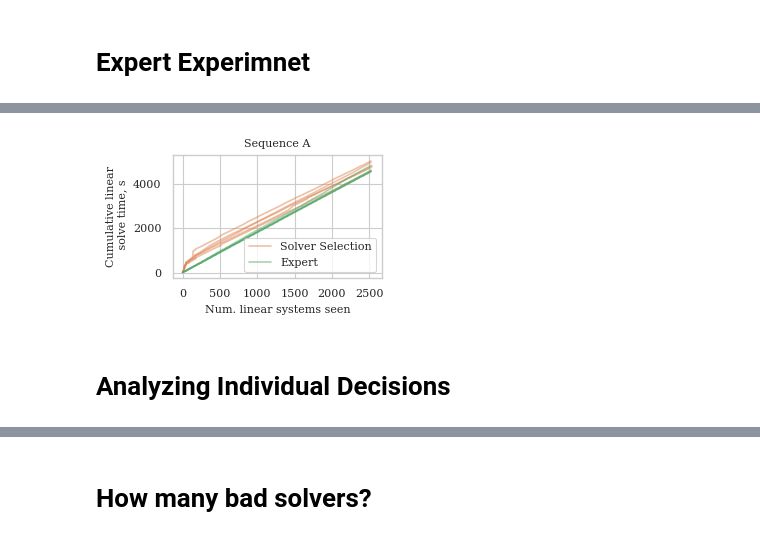
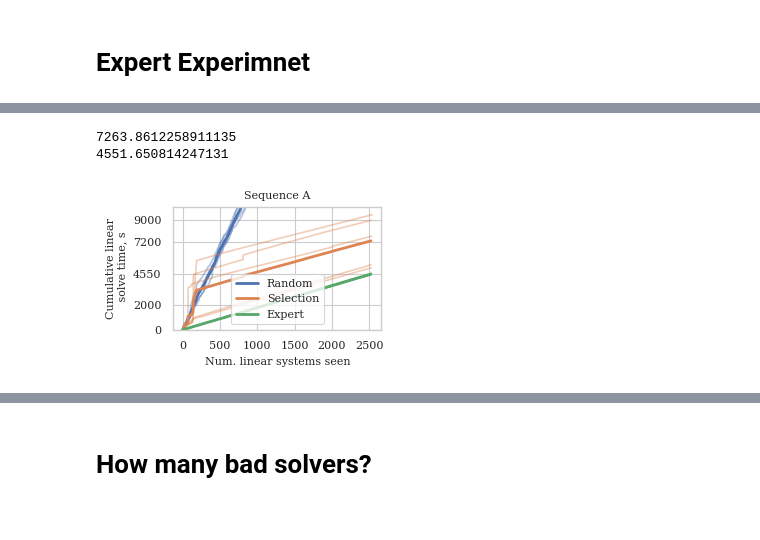
Before and after one commit to Yuriyzabegaev/FTHM-Solver, a Jupyter notebook: solver_selection_thm/spe_results_model_analysis_5.ipynb, the cells around one changed output, grey strips where cells are left out. Saved outputs shown, nothing was run; the diff lists cells and outputs as text; code cells hidden in the pictures.

```diff
--- a/solver_selection_thm/spe_results_model_analysis_5.ipynb
+++ b/solver_selection_thm/spe_results_model_analysis_5.ipynb
@@ -36,7 +36,8 @@ sns.set_theme(
     rc=tex_fonts,
 )
 
-ALL_RUNS = [100, 101, 102, 103, 104]
+# ALL_RUNS = [100, 101, 102, 103, 104]
+ALL_RUNS = [200, 201, 202, 203, 204]
 # %% [markdown]
 # Random Experiment
 # %%
@@ -399,6 +258,0 @@ plt.savefig('figures/spe_boxplot_batches.png', dpi=600)
-# %%
-num_data_points_in_sim = []
-for sim_id in range(15):
-    tmp = df_perf[(df_perf.seq_id == ALL_RUNS[0]) & (df_perf.sim_idx == sim_id)]
-    num_data_points_in_sim.append(tmp.shape[0])
-num_data_points_in_sim
@@ -716,42 +514,65 @@ pd.DataFrame(stats).T
 # %%
+from scipy.interpolate import interp1d
+
 plt.figure(figsize=(3,2))
 
-first_time = True
+resampled = []
 for seq_id in ALL_RUNS:
-    # y = np.array(df_perf.reward[(df_perf.reward > -200) & (df_perf.seq_id == seq_id)])
-    # y = np.exp(-y)
+    y = np.array(df_sim_rand.real_solve_time[df_sim_rand.seq_id == seq_id])
+    y = np.cumsum(y)
+
+    plt.plot(y, color="C0", alpha=0.4)
+
+    x_old = np.arange(y.size)
+    f = interp1d(x_old, y, kind="linear")
+    x_new = np.linspace(0, 2524, 2600, endpoint=True)
+    resampled.append(f(x_new))
+
+plt.plot(x_new, np.mean(resampled, axis=0), color="C0", linewidth=2, label='Random', alpha=1)
+
+resampled = []
+for seq_id in ALL_RUNS:
     y = np.array(df_sim.real_solve_time[df_sim.seq_id == seq_id])
     y = np.cumsum(y)
-    kwargs = {}
-    if first_time:
-        first_time = False
-        kwargs = dict(label='Solver Selection')
-    plt.plot(y, color="C1", **kwargs, alpha=0.5)
 
-first_time = True
+    plt.plot(y, color="C1", alpha=0.4)
+
+    x_old = np.arange(y.size)
+    f = interp1d(x_old, y, kind="linear")
+    x_new = np.linspace(0, 2524, 2600, endpoint=True)
+    resampled.append(f(x_new))
+
+plt.plot(x_new, np.mean(resampled, axis=0), color="C1", linewidth=2, label='Selection', alpha=1)
+print(np.mean(resampled, axis=0).max())
+
+resampled = []
 for seq_id in ALL_RUNS:
-    # y = np.array(df_perf_expert.reward[(df_perf_expert.reward > -200) & (df_perf_expert.seq_id == seq_id)])
-    # y = np.exp(-y)
     y = np.array(df_sim_expert.real_solve_time[df_sim_expert.seq_id == seq_id])
     y = np.cumsum(y)
-    kwargs = {}
-    if first_time:
-        first_time = False
-        kwargs = dict(label='Expert')
-    plt.plot(y, color="C2", **kwargs, alpha=0.5)
 
-# plt.plot(np.cumsum(tpred), label='Selection')
-# plt.plot(np.cumsum(tfit), label='Feedback')
-# plt.yscale('log')
+    plt.plot(y, color="C2", alpha=0.4)
+
+    x_old = np.arange(y.size)
+    f = interp1d(x_old, y, kind="linear")
+    x_new = np.linspace(0, 2524, 2600, endpoint=True)
+    resampled.append(f(x_new))
+
+plt.plot(x_new, np.mean(resampled, axis=0), color="C2", linewidth=2, label='Expert', alpha=1)
+print(np.mean(resampled, axis=0).max())
+
+plt.yticks([0, 2000, 4550, 7200, 9000])
+
 
 plt.ylabel('Cumulative linear\n solve time, s')
 plt.xlabel('Num. linear systems seen')
-plt.legend()
+plt.legend(loc='lower center')
 plt.title('Sequence A')
+
+plt.ylim(bottom=0, top=10000)
 
 plt.tight_layout()
 plt.savefig('figures/spe_runtime_expert.png', dpi=600)
 # %% [output]
+7263.8612258911135
+4551.650814247131
-[figure, old version]
+[figure, new version]
-# %% [markdown]
-# Analyzing Individual Decisions
```
Also changed, not shown: parts of 38 cells of this notebook, 6 other files.
